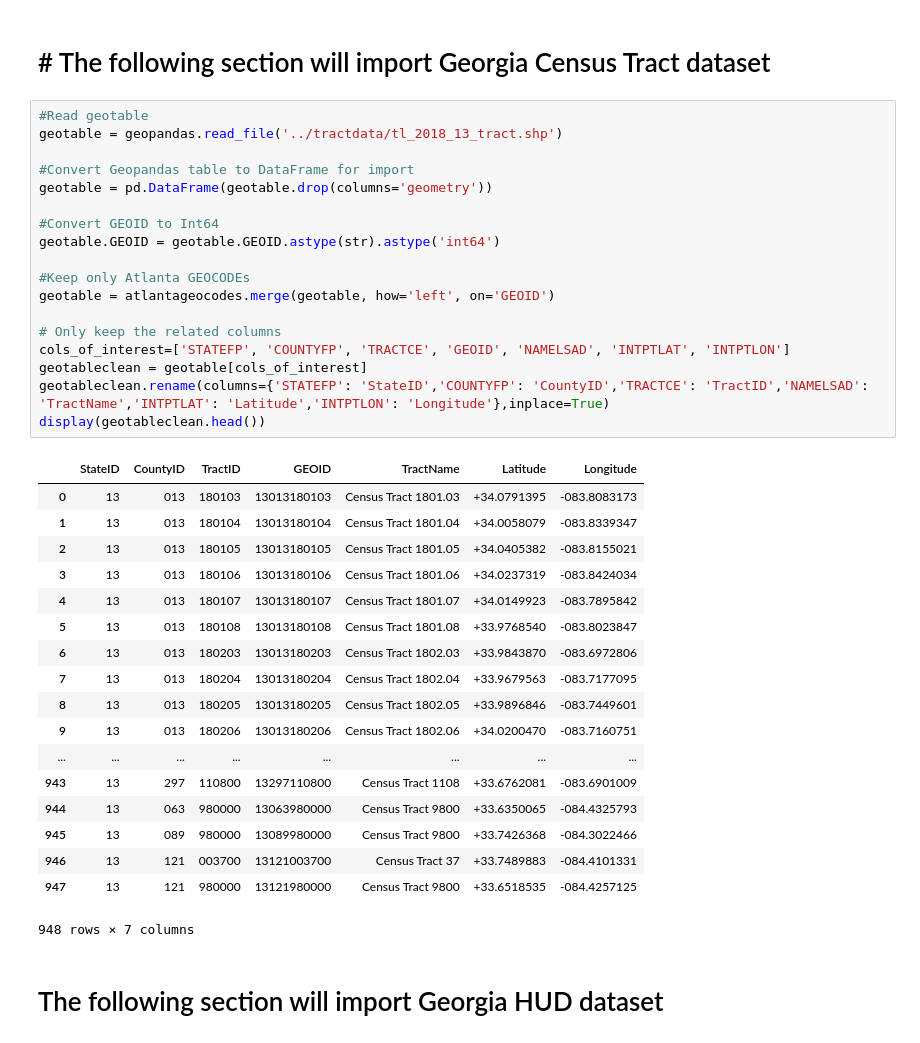
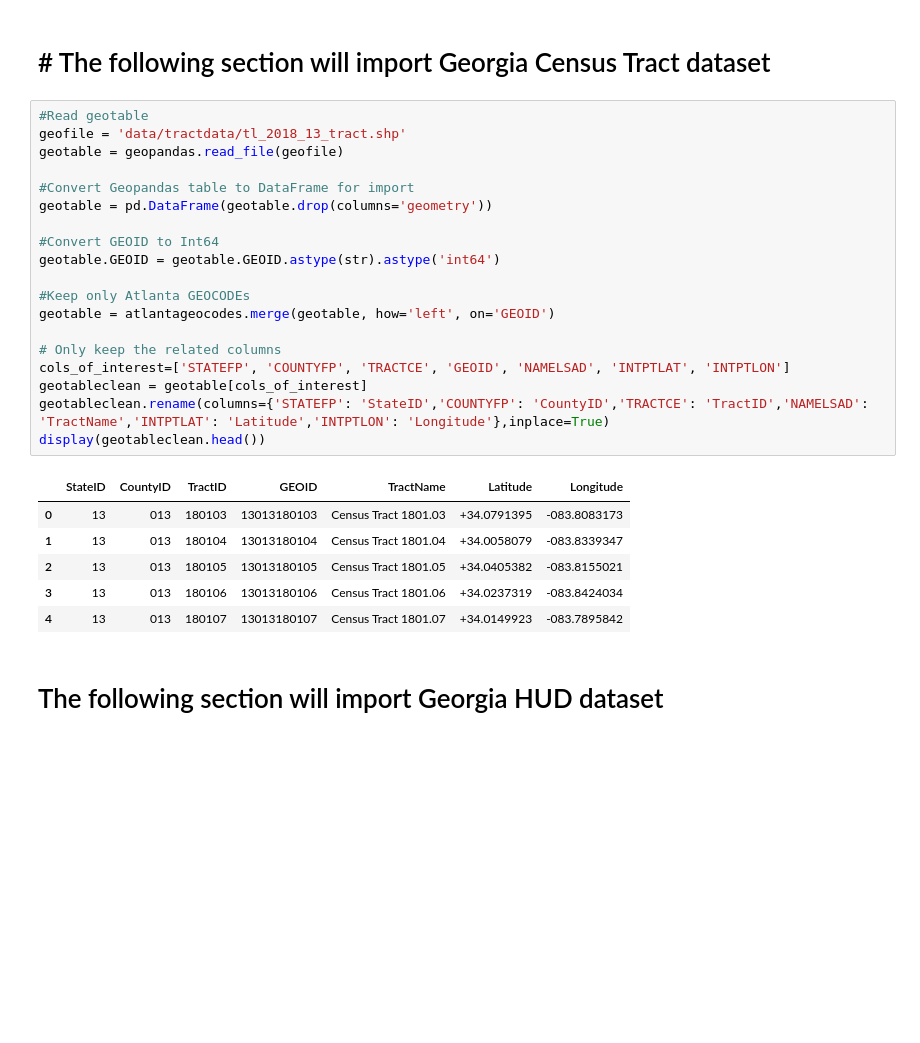
Before and after one commit to anovas2/AAHA, a Jupyter notebook: ETL/main.ipynb, the cells around one changed output. Saved outputs shown, nothing was run; the diff lists cells and outputs as text; blank space fills up the shorter version.

```diff
--- a/ETL/main.ipynb
+++ b/ETL/main.ipynb
@@ -283,41 +235,30 @@ display(summary.head())
 # # The following section will import Georgia Census Tract dataset
 # %%
 #Read geotable
-geotable = geopandas.read_file('../tractdata/tl_2018_13_tract.shp')
+geofile = 'data/tractdata/tl_2018_13_tract.shp'
+geotable = geopandas.read_file(geofile)
 
 #Convert Geopandas table to DataFrame for import
 geotable = pd.DataFrame(geotable.drop(columns='geometry'))
 
 #Convert GEOID to Int64
 geotable.GEOID = geotable.GEOID.astype(str).astype('int64')
 
 #Keep only Atlanta GEOCODEs
 geotable = atlantageocodes.merge(geotable, how='left', on='GEOID')
 
 # Only keep the related columns
 cols_of_interest=['STATEFP', 'COUNTYFP', 'TRACTCE', 'GEOID', 'NAMELSAD', 'INTPTLAT', 'INTPTLON']
 geotableclean = geotable[cols_of_interest]
 geotableclean.rename(columns={'STATEFP': 'StateID','COUNTYFP': 'CountyID','TRACTCE': 'TractID','NAMELSAD': 'TractName','INTPTLAT': 'Latitude','INTPTLON': 'Longitude'},inplace=True)
 display(geotableclean.head())
 # %% [output]
 |  | StateID | CountyID | TractID | GEOID | TractName | Latitude | Longitude |
 | 0 | 13 | 013 | 180103 | 13013180103 | Census Tract 1801.03 | +34.0791395 | -083.8083173 |
 | 1 | 13 | 013 | 180104 | 13013180104 | Census Tract 1801.04 | +34.0058079 | -083.8339347 |
 | 2 | 13 | 013 | 180105 | 13013180105 | Census Tract 1801.05 | +34.0405382 | -083.8155021 |
 | 3 | 13 | 013 | 180106 | 13013180106 | Census Tract 1801.06 | +34.0237319 | -083.8424034 |
 | 4 | 13 | 013 | 180107 | 13013180107 | Census Tract 1801.07 | +34.0149923 | -083.7895842 |
-| 5 | 13 | 013 | 180108 | 13013180108 | Census Tract 1801.08 | +33.9768540 | -083.8023847 |
-| 6 | 13 | 013 | 180203 | 13013180203 | Census Tract 1802.03 | +33.9843870 | -083.6972806 |
-| 7 | 13 | 013 | 180204 | 13013180204 | Census Tract 1802.04 | +33.9679563 | -083.7177095 |
-| 8 | 13 | 013 | 180205 | 13013180205 | Census Tract 1802.05 | +33.9896846 | -083.7449601 |
-| 9 | 13 | 013 | 180206 | 13013180206 | Census Tract 1802.06 | +34.0200470 | -083.7160751 |
-| ... | ... | ... | ... | ... | ... | ... | ... |
-| 943 | 13 | 297 | 110800 | 13297110800 | Census Tract 1108 | +33.6762081 | -083.6901009 |
-| 944 | 13 | 063 | 980000 | 13063980000 | Census Tract 9800 | +33.6350065 | -084.4325793 |
-| 945 | 13 | 089 | 980000 | 13089980000 | Census Tract 9800 | +33.7426368 | -084.3022466 |
-| 946 | 13 | 121 | 003700 | 13121003700 | Census Tract 37 | +33.7489883 | -084.4101331 |
-| 947 | 13 | 121 | 980000 | 13121980000 | Census Tract 9800 | +33.6518535 | -084.4257125 |
-948 rows × 7 columns
 # %% [markdown]
 # The following section will import Georgia HUD dataset
 # %%
```
Also changed, not shown: parts of 8 cells of this notebook, 16 other files.
